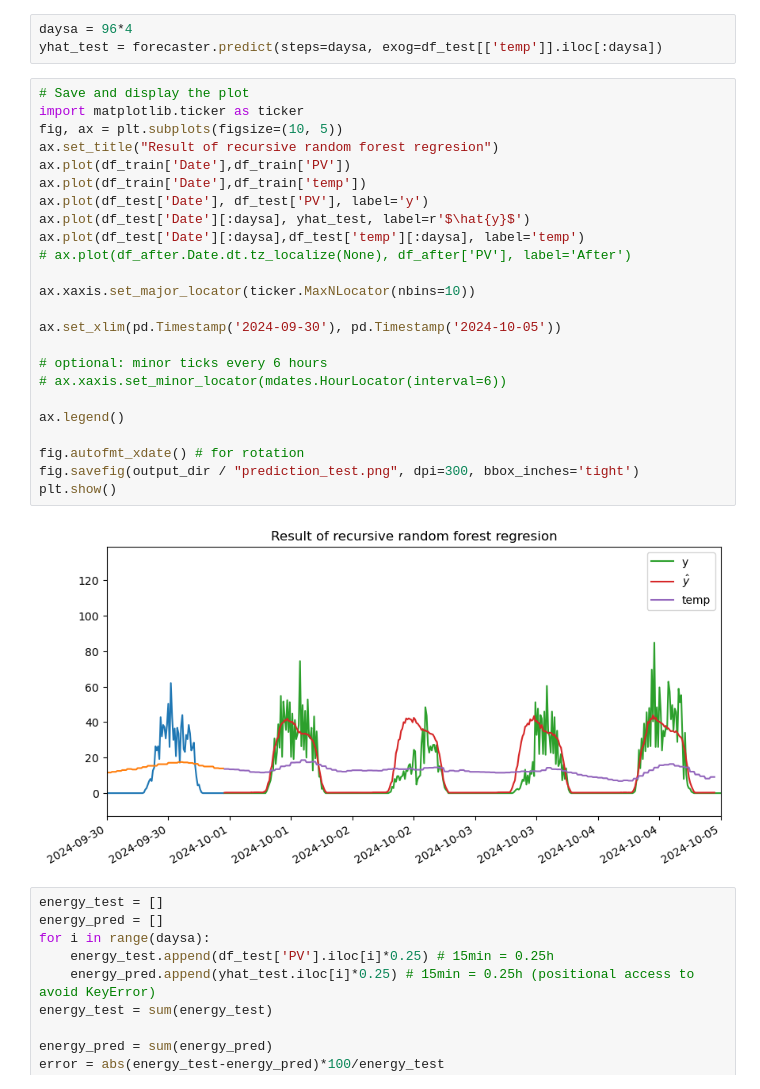
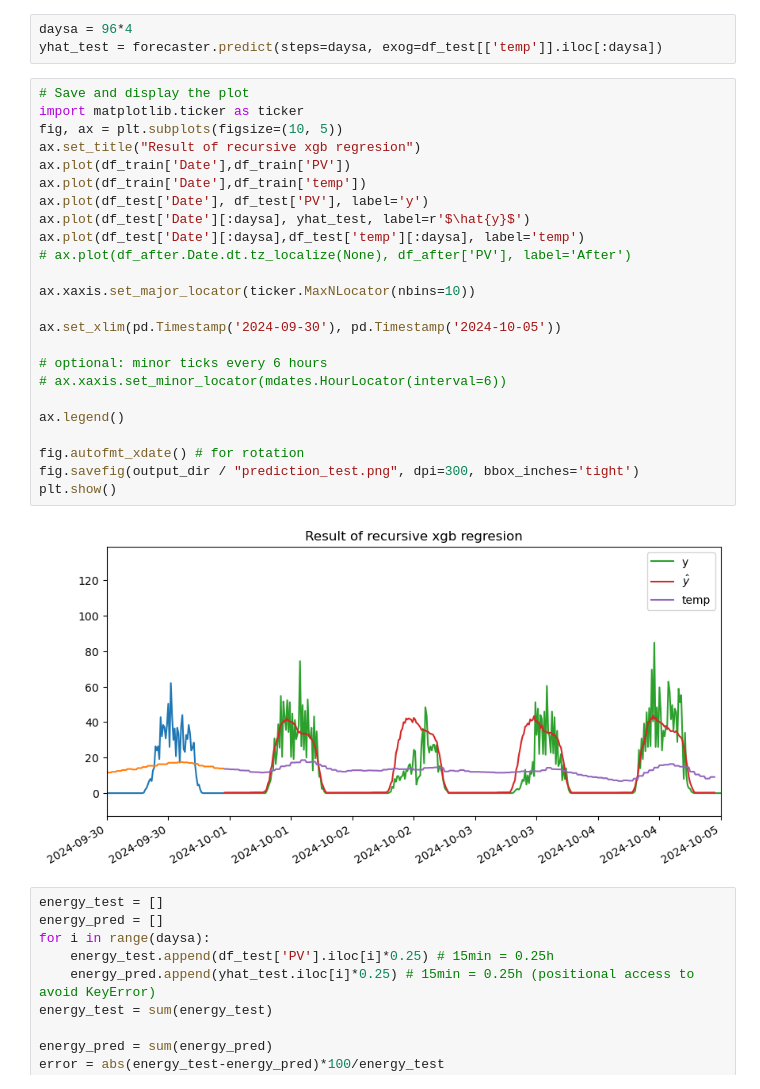
Before and after one commit to SpongeStark/Pre-PhD, a Jupyter notebook: demo/pv_2024_test.ipynb, the cells around one changed output. Saved outputs shown, nothing was run; the diff lists cells and outputs as text.

```diff
--- a/demo/pv_2024_test.ipynb
+++ b/demo/pv_2024_test.ipynb
@@ -218,29 +218,29 @@ yhat_test = forecaster.predict(steps=daysa, exog=df_test[['temp']].iloc[:daysa])
 # %%
 # Save and display the plot
 import matplotlib.ticker as ticker
 fig, ax = plt.subplots(figsize=(10, 5))
-ax.set_title("Result of recursive random forest regresion")
+ax.set_title("Result of recursive xgb regresion")
 ax.plot(df_train['Date'],df_train['PV'])
 ax.plot(df_train['Date'],df_train['temp'])
 ax.plot(df_test['Date'], df_test['PV'], label='y')
 ax.plot(df_test['Date'][:daysa], yhat_test, label=r'$\hat{y}$')
 ax.plot(df_test['Date'][:daysa],df_test['temp'][:daysa], label='temp')
 # ax.plot(df_after.Date.dt.tz_localize(None), df_after['PV'], label='After')
 
 ax.xaxis.set_major_locator(ticker.MaxNLocator(nbins=10))
 
 ax.set_xlim(pd.Timestamp('2024-09-30'), pd.Timestamp('2024-10-05'))
 
 # optional: minor ticks every 6 hours
 # ax.xaxis.set_minor_locator(mdates.HourLocator(interval=6))
 
 ax.legend()
 
 fig.autofmt_xdate() # for rotation
 fig.savefig(output_dir / "prediction_test.png", dpi=300, bbox_inches='tight')
 plt.show()
 # %% [output]
-[figure, old version]
+[figure, new version]
 # %%
 energy_test = []
 energy_pred = []
```
Also changed, not shown: 3 other files.
